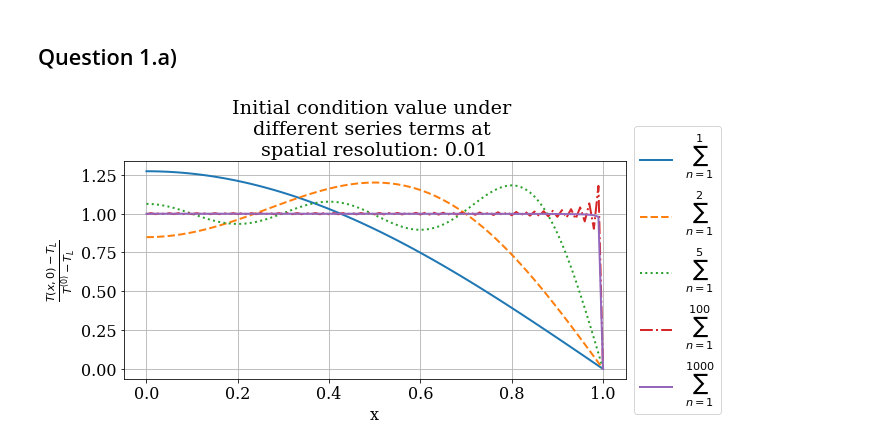
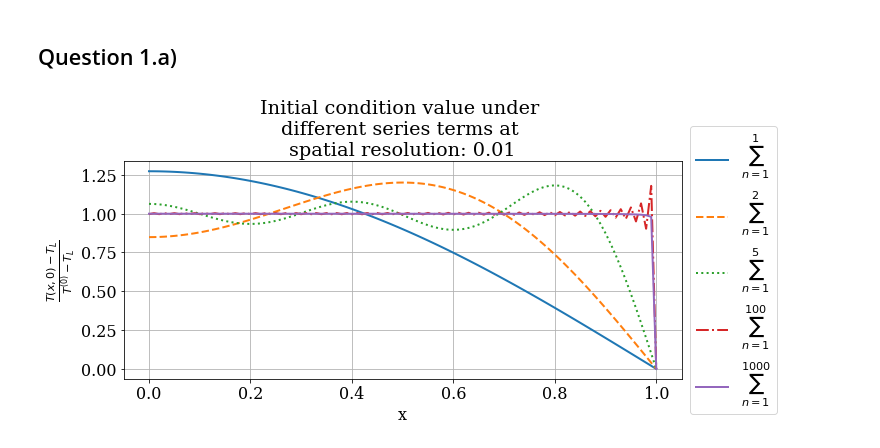
Before and after one commit to Chao8219/apsc6213-chao, a Jupyter notebook: homework/hw4/hw4.ipynb, the cells around one changed output. Saved outputs shown, nothing was run; the diff lists cells and outputs as text; code cells hidden in the pictures.

```diff
--- a/homework/hw4/hw4.ipynb
+++ b/homework/hw4/hw4.ipynb
@@ -26,21 +26,21 @@ for j in terms_grid:
     i = i + 1
 # %%
 # plot
-pyplot.figure(figsize=(9.0, 4.0))
+pyplot.figure(figsize=(10.0, 4.0))
 pyplot.title('Initial condition value under \ndifferent series terms at \nspatial resolution: {}'.format(dx))
 pyplot.xlabel('x')
 pyplot.ylabel(r'$ \frac{T(x,0) - T_L}{T^{(0)} - T_L} $')
 pyplot.grid()
 pyplot.plot(x, T_compute[0], label=r'$ \sum_{n=1}^{1}$',
             color='C0', linestyle='-', linewidth=2)
 pyplot.plot(x, T_compute[1], label=r'$ \sum_{n=1}^{2}$',
             color='C1', linestyle='--', linewidth=2)
 pyplot.plot(x, T_compute[2], label=r'$ \sum_{n=1}^{5}$',
             color='C2', linestyle=':', linewidth=2)
 pyplot.plot(x, T_compute[3], label=r'$ \sum_{n=1}^{100}$',
             color='C3', linestyle='-.', linewidth=2)
 pyplot.plot(x, T_compute[4], label=r'$ \sum_{n=1}^{1000}$',
             color='C4', linestyle='-', linewidth=2)
 pyplot.legend(loc='center left', bbox_to_anchor=(1, 0.5));
 # %% [output]
-[figure, old version]
+[figure, new version]
```
Also changed, not shown: parts of 7 cells of this notebook.
